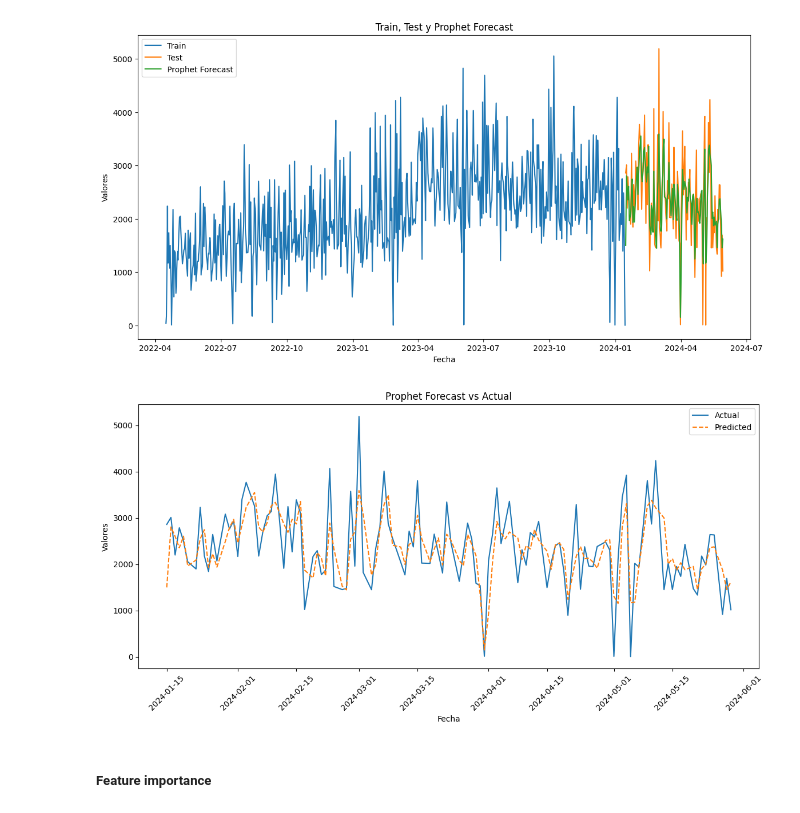
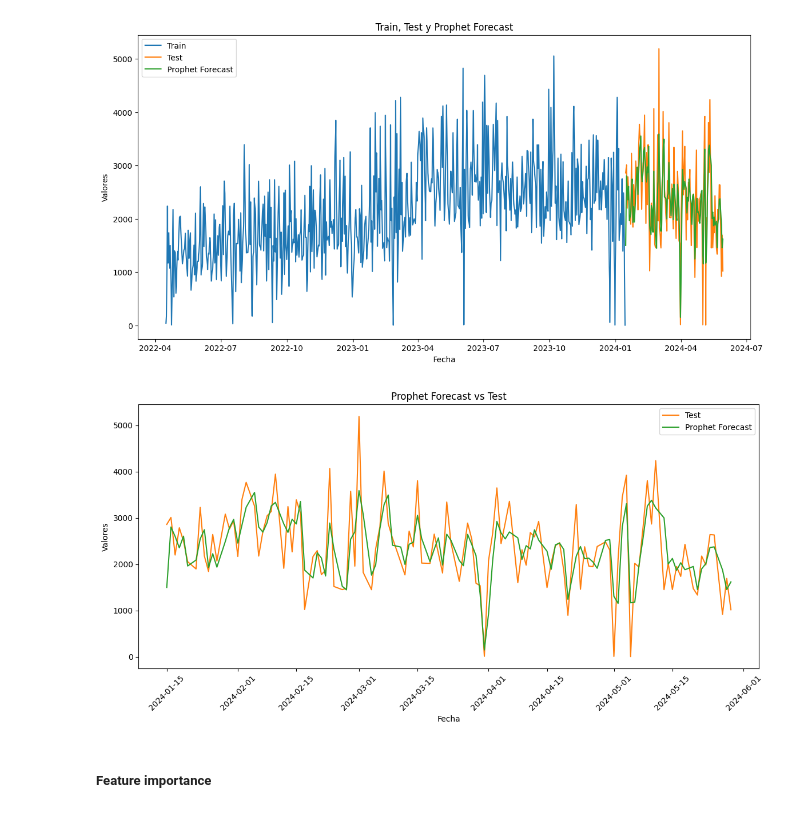
Before and after one commit to juanspadaro/forecasting_for_planning, a Jupyter notebook: 04_Prophet/compare_prophet_models_prod.ipynb, the cells around one changed output. Cells and saved outputs as stored; diff of their text form; code cells hidden in the pictures.

Commit message:
fix: changes in graphic color

```diff
--- a/04_Prophet/compare_prophet_models_prod.ipynb
+++ b/04_Prophet/compare_prophet_models_prod.ipynb
@@ -374,6 +374,7 @@ model.fit(df_train[['ds', 'y'] + regressors])
 
 # Crear un DataFrame futuro que cubra las fechas exactas del conjunto de prueba
 future = df_test[['ds'] + regressors]
+future['week_of_year'] = future['week_of_year'].astype('int32')
 
 # Generar las predicciones para el conjunto de prueba
 forecast = model.predict(future)
@@ -447,33 +448,33 @@ plt.show()
 # %%
 import matplotlib.pyplot as plt
 
 # Crear un DataFrame con las fechas, valores reales y predicciones de Prophet
 df_results_prophet = pd.DataFrame({
     'Fecha': df_test.index,  # Índice de tiempo de test
     'Actual': df_test['y'],  # Valores reales
     'Predicted': df_test['yhat']  # Predicciones de Prophet
 }).set_index('Fecha')
 
 # Gráfico de Actual vs Predicted con fechas correctas y mayor zoom
 plt.figure(figsize=(14, 6))
 
 # Graficar los valores reales (Actual)
-plt.plot(df_results_prophet.index, df_results_prophet['Actual'], label='Actual', color='tab:blue')
+plt.plot(df_results_prophet.index, df_results_prophet['Actual'], label='Test', color='tab:orange')
 
 # Graficar las predicciones (Predicted)
-plt.plot(df_results_prophet.index, df_results_prophet['Predicted'], label='Predicted', linestyle='--', color='tab:orange')
+plt.plot(df_results_prophet.index, df_results_prophet['Predicted'], label='Prophet Forecast', color='tab:green')
 
 # Configuración del gráfico
-plt.title('Prophet Forecast vs Actual')
+plt.title('Prophet Forecast vs Test')
 plt.xlabel('Fecha')
 plt.ylabel('Valores')
 plt.xticks(rotation=45)  # Rotar las etiquetas de fecha para mayor claridad
 plt.legend()
 
 # Mostrar el gráfico
 plt.show()
 # %% [output]
-[figure, old version]
+[figure, new version]
 # %% [markdown]
 ##### Feature importance
 # %%
```
Also changed, not shown: parts of 2 cells of this notebook.
